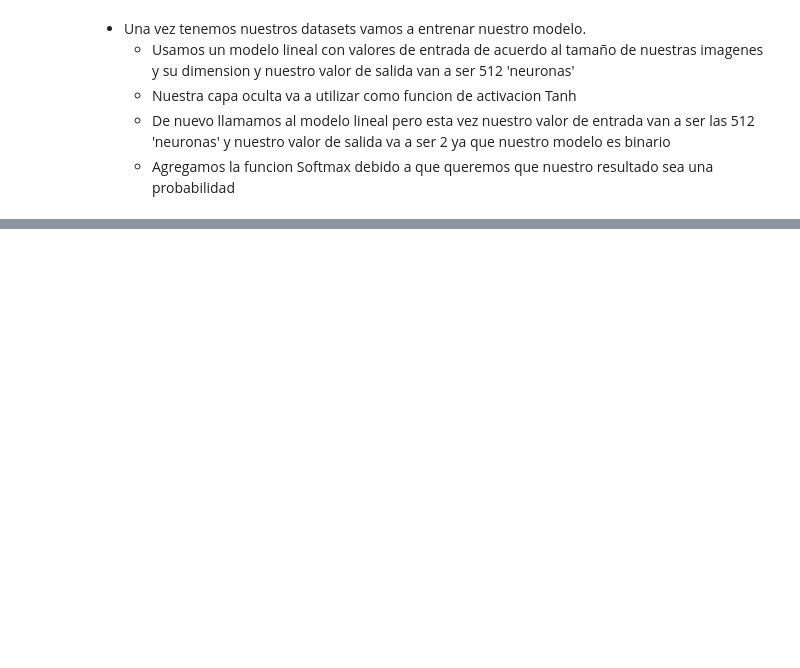
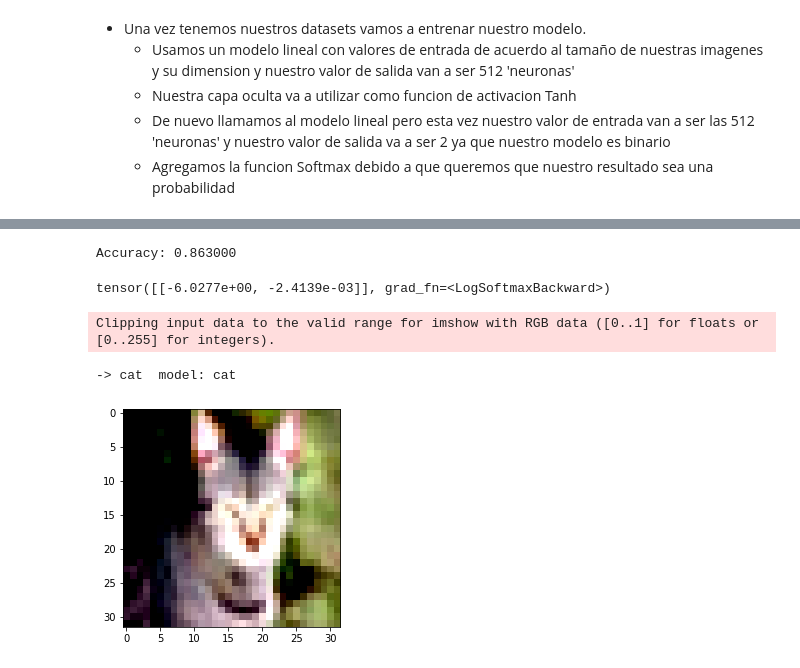
Before and after one commit to Nyota-Lab/torch, a Jupyter notebook: Modelo_de_Clasificacion_de_Imágenes.ipynb, the cells around one changed output, grey strips where cells are left out. Drawn from its saved outputs; the diff is of its cells as text; code cells hidden in the pictures; blank space fills up the shorter version.

```diff
--- a/Modelo_de_Clasificacion_de_Imágenes.ipynb
+++ b/Modelo_de_Clasificacion_de_Imágenes.ipynb
@@ -79,0 +153,22 @@ print( class_name[label], '->', 'model:', class_name[index])
+# %%
+train_loader = torch.utils.data.DataLoader(data_set, batch_size=64, shuffle=True)
+model = nn.Sequential(
+          nn.Linear(3*32*32,512),
+          nn.Tanh(),
+          nn.Linear(512,2),
+          nn.LogSoftmax(dim=1)
+)
+loss_function = nn.NLLLoss()
+optimizer = optim.SGD(model.parameters(),lr=0.01)
+n_epochs = 100
+
+for epoch in range(n_epochs):
+  for img, label in train_loader:
+    out = model(img.view(img.shape[0],-1))
+    loss = loss_function(out, label)
+
+    optimizer.zero_grad()
+    loss.backward()
+    optimizer.step()
+
+  print("Epoch: %d, Loss: %f"%(epoch,float(loss)))
@@ -79,0 +193,31 @@ print( class_name[label], '->', 'model:', class_name[index])
+# %%
+validation_loader = torch.utils.data.DataLoader(validation_set, batch_size=64, shuffle=True)
+
+correct = 0
+total = 0
+
+with torch.no_grad():
+  for img, labels in validation_loader:
+    outputs = model(img.view(img.shape[0],-1))
+    _, predicted = torch.max(outputs, dim = 1)
+    total += labels.shape[0]
+    correct += int((predicted == labels).sum())
+
+  print("Accuracy: %f"%(correct/total))
+# %% [output]
+Accuracy: 0.863000
+# %%
+img, label = validation_set[56]
+out = model(img.view(-1).unsqueeze(0))
+_, index = torch.max(out,dim=1)
+out
+# %% [output]
+tensor([[-6.0277e+00, -2.4139e-03]], grad_fn=<LogSoftmaxBackward>)
+# %%
+print('->',class_name[label],' model:',class_name[index])
+plt.imshow(img.permute(1, 2, 0))
+plt.show()
+# %% [output]
+Clipping input data to the valid range for imshow with RGB data ([0..1] for floats or [0..255] for integers).
+-> cat  model: cat
+[figure, added]
```
Also changed, not shown: parts of 18 cells of this notebook.
